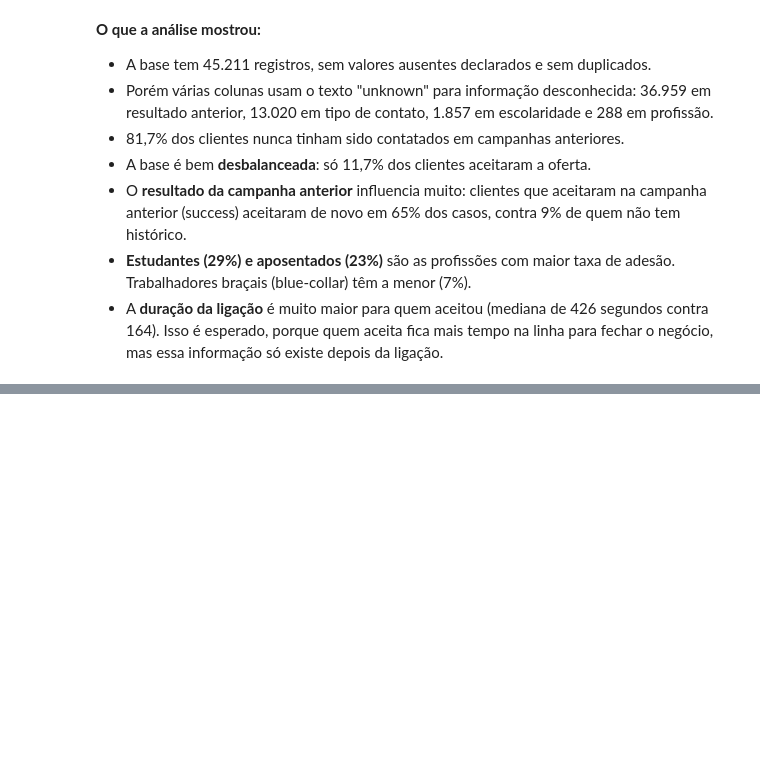
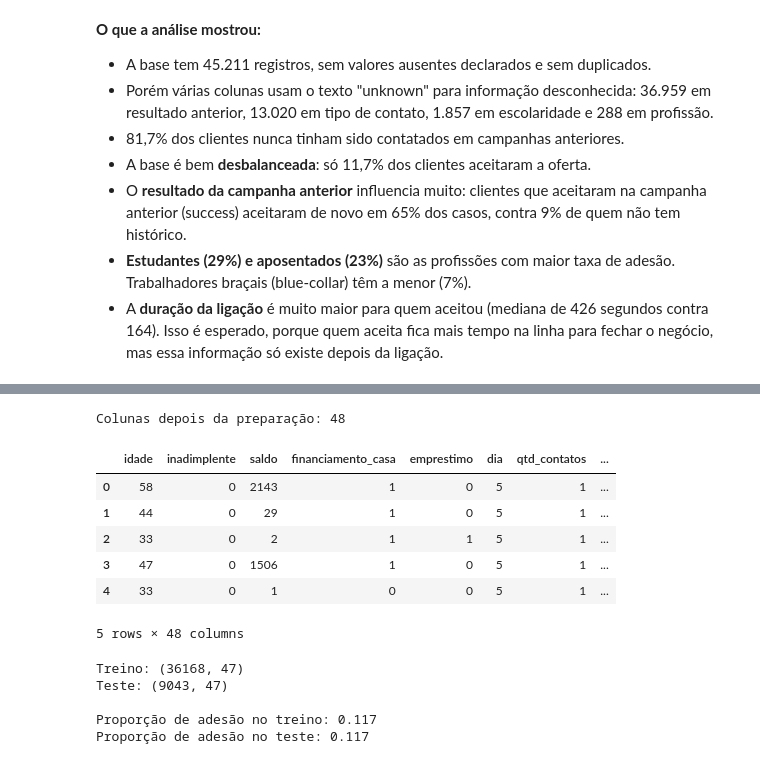
Before and after one commit to JlucasFaria/projeto-ml, a Jupyter notebook: notebooks/03_marketing_bancario.ipynb, the cells around one changed output, grey strips where cells are left out. Cells and saved outputs as stored; diff of their text form; code cells hidden in the pictures; blank space fills up the shorter version.

```diff
--- a/notebooks/03_marketing_bancario.ipynb
+++ b/notebooks/03_marketing_bancario.ipynb
@@ -237,0 +251,56 @@ plt.show()
+# %%
+from sklearn.model_selection import train_test_split
+from sklearn.preprocessing import StandardScaler
+
+# removendo a duracao da ligacao
+df = df.drop(columns='duracao')
+
+# trocando dias_ultimo_contato por uma coluna que indica se ja foi contatado
+df['contato_anterior'] = (df['dias_ultimo_contato'] != -1).astype(int)
+df = df.drop(columns='dias_ultimo_contato')
+
+# transformando as colunas yes/no em 1/0
+for coluna in ['inadimplente', 'financiamento_casa', 'emprestimo', 'aderiu']:
+    df[coluna] = (df[coluna] == 'yes').astype(int)
+
+# one-hot encoding
+df = pd.get_dummies(df, columns=['profissao', 'estado_civil', 'escolaridade',
+                                 'tipo_contato', 'mes', 'resultado_anterior'], dtype=int)
+
+print('Colunas depois da preparação:', df.shape[1])
+df.head()
+# %% [output]
+Colunas depois da preparação: 48
+|  | idade | inadimplente | saldo | financiamento_casa | emprestimo | dia | qtd_contatos | ... |
+| 0 | 58 | 0 | 2143 | 1 | 0 | 5 | 1 | ... |
+| 1 | 44 | 0 | 29 | 1 | 0 | 5 | 1 | ... |
+| 2 | 33 | 0 | 2 | 1 | 1 | 5 | 1 | ... |
+| 3 | 47 | 0 | 1506 | 1 | 0 | 5 | 1 | ... |
+| 4 | 33 | 0 | 1 | 0 | 0 | 5 | 1 | ... |
+5 rows × 48 columns
+# %%
+# separando entradas (X) e alvo (y)
+X = df.drop(columns='aderiu')
+y = df['aderiu']
+
+# dividindo em treino e teste
+X_treino, X_teste, y_treino, y_teste = train_test_split(
+    X, y, test_size=0.2, random_state=42, stratify=y
+)
+
+# padronizando
+scaler = StandardScaler()
+X_treino_pad = scaler.fit_transform(X_treino)
+X_teste_pad = scaler.transform(X_teste)
+
+print('Treino:', X_treino_pad.shape)
+print('Teste:', X_teste_pad.shape)
+print()
+print('Proporção de adesão no treino:', round(y_treino.mean(), 3))
+print('Proporção de adesão no teste:', round(y_teste.mean(), 3))
+# %% [output]
+Treino: (36168, 47)
+Teste: (9043, 47)
+
+Proporção de adesão no treino: 0.117
+Proporção de adesão no teste: 0.117
```
Also changed, not shown: parts of 1 cell of this notebook.
